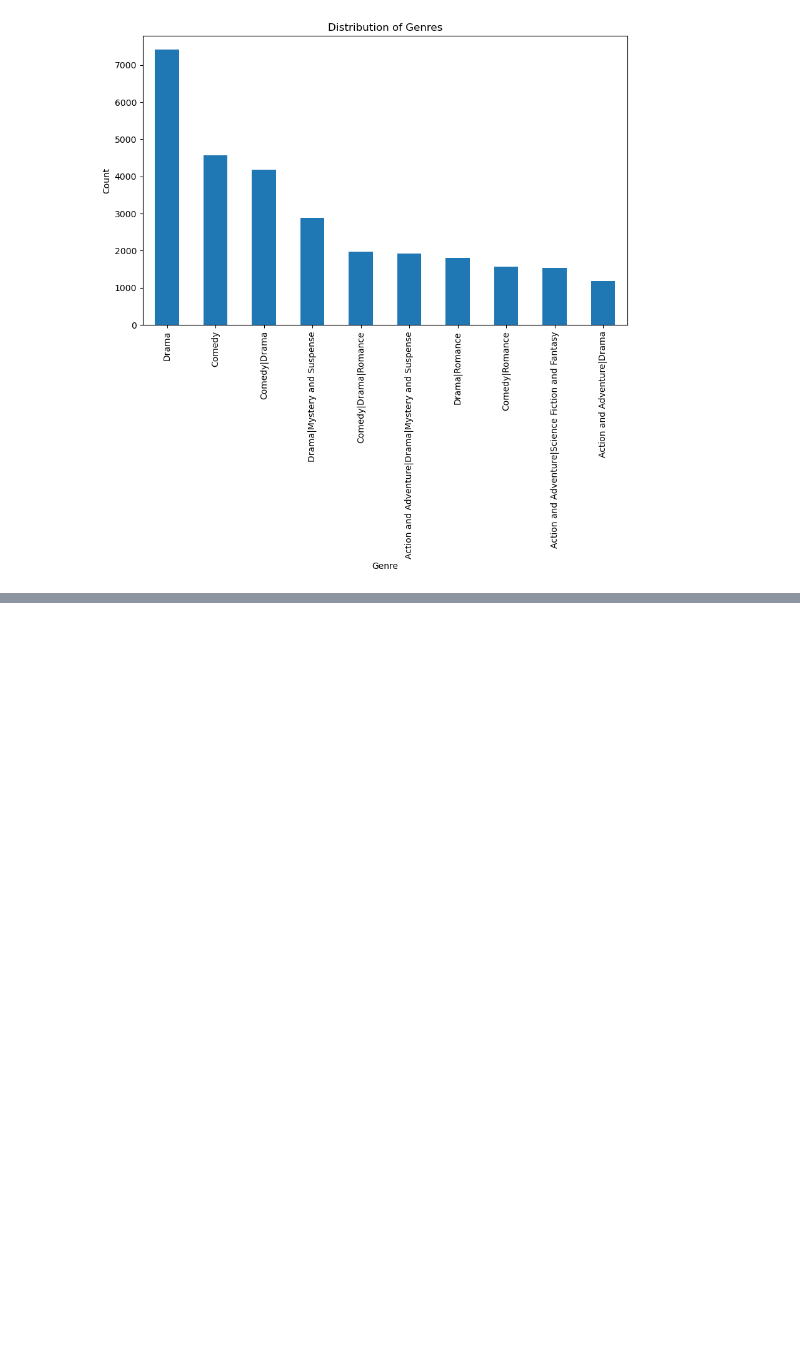
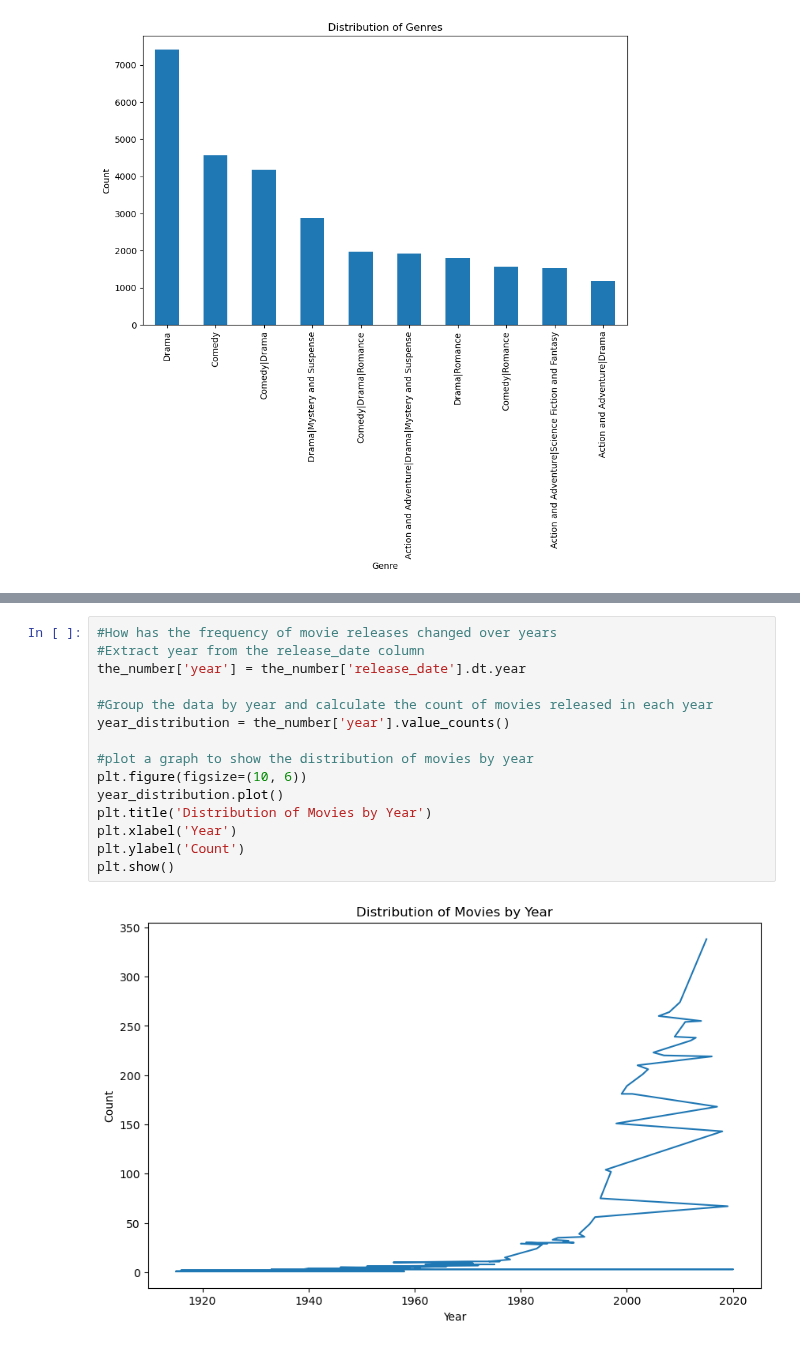
Before and after one commit to mbuvimuia/BoxOfficeInsights-MicrosoftStudio, a Jupyter notebook: student.ipynb, the cells around one changed output, grey strips where cells are left out. Saved outputs shown, nothing was run; the diff lists cells and outputs as text; blank space fills up the shorter version.

```diff
--- a/student.ipynb
+++ b/student.ipynb
@@ -1712,0 +1758,17 @@ The top 10 genres with the highest count are drama, comedy, action, horror, thri
+# %%
+#How has the frequency of movie releases changed over years
+#Extract year from the release_date column
+the_number['year'] = the_number['release_date'].dt.year
+
+#Group the data by year and calculate the count of movies released in each year
+year_distribution = the_number['year'].value_counts()
+
+#plot a graph to show the distribution of movies by year
+plt.figure(figsize=(10, 6))
+year_distribution.plot()
+plt.title('Distribution of Movies by Year')
+plt.xlabel('Year')
+plt.ylabel('Count')
+plt.show()
+# %% [output]
+[figure, added]
```
Also changed, not shown: parts of 37 cells of this notebook.
